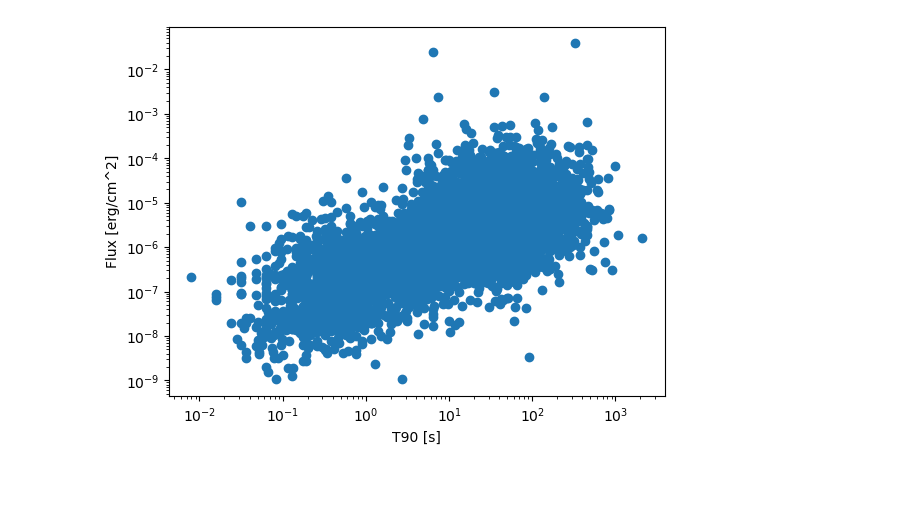
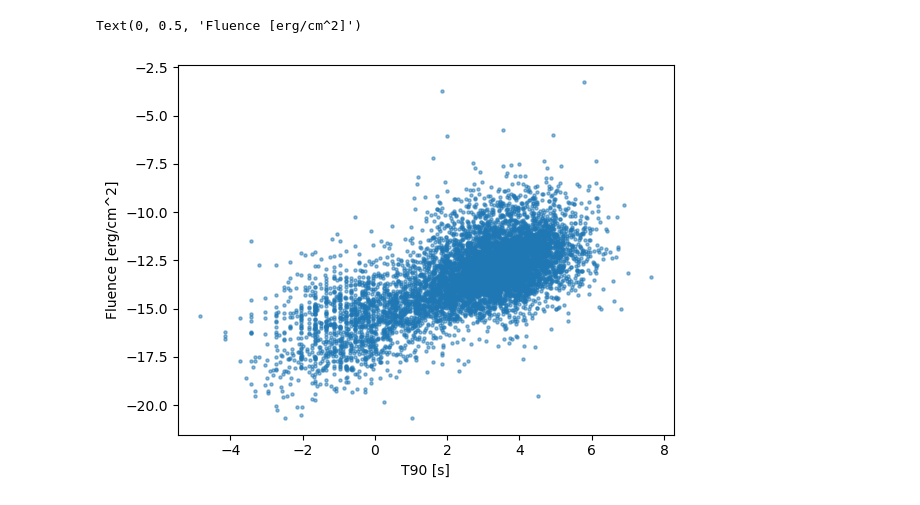
Before and after one commit to JacopoPerri/astrostatistics_bicocca_2026, a Jupyter notebook: working/GRB.ipynb, the cells around one changed output. Drawn from its saved outputs; the diff is of its cells as text; code cells hidden in the pictures.

```diff
--- a/working/GRB.ipynb
+++ b/working/GRB.ipynb
@@ -43,11 +70,13 @@ t90 = dataset['col7']
 flux = dataset['col10']
 
 t90, flux = take_out_invalid(t90, flux)
+# %%
+log_t = np.log(t90)
+log_fl = np.log(flux)
 # %%
-plt.scatter(t90, flux)
+plt.scatter(log_t, log_fl, alpha=0.5, s=5)
 plt.xlabel('T90 [s]')
-plt.ylabel('Flux [erg/cm^2]')
-plt.xscale('log')
-plt.yscale('log')
+plt.ylabel('Fluence [erg/cm^2]')
 # %% [output]
+Text(0, 0.5, 'Fluence [erg/cm^2]')
-[figure, old version]
+[figure, new version]
```
Also changed, not shown: parts of 21 cells of this notebook.
